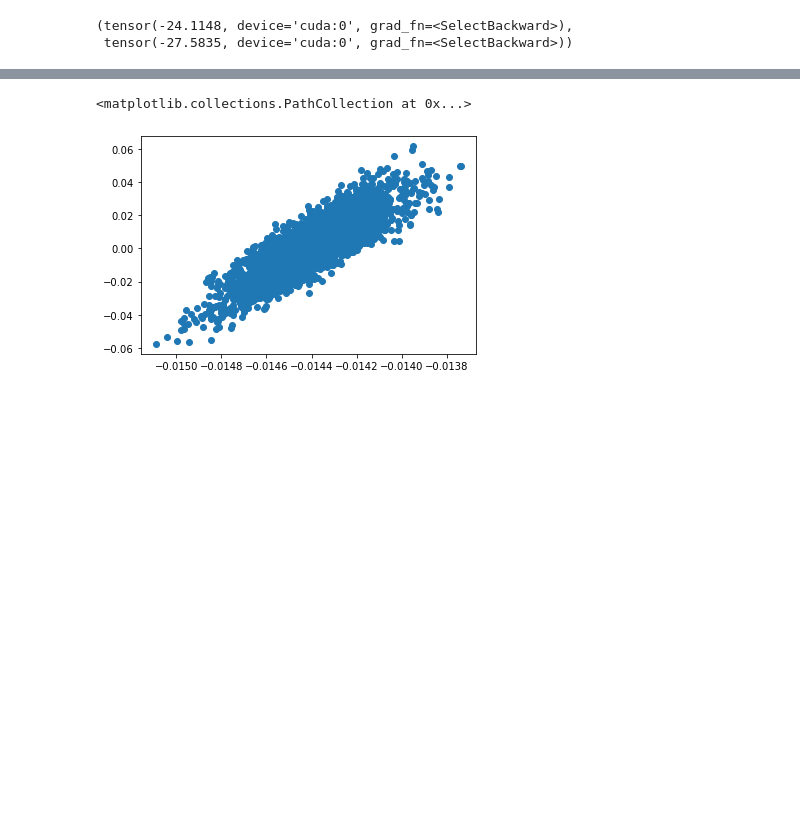
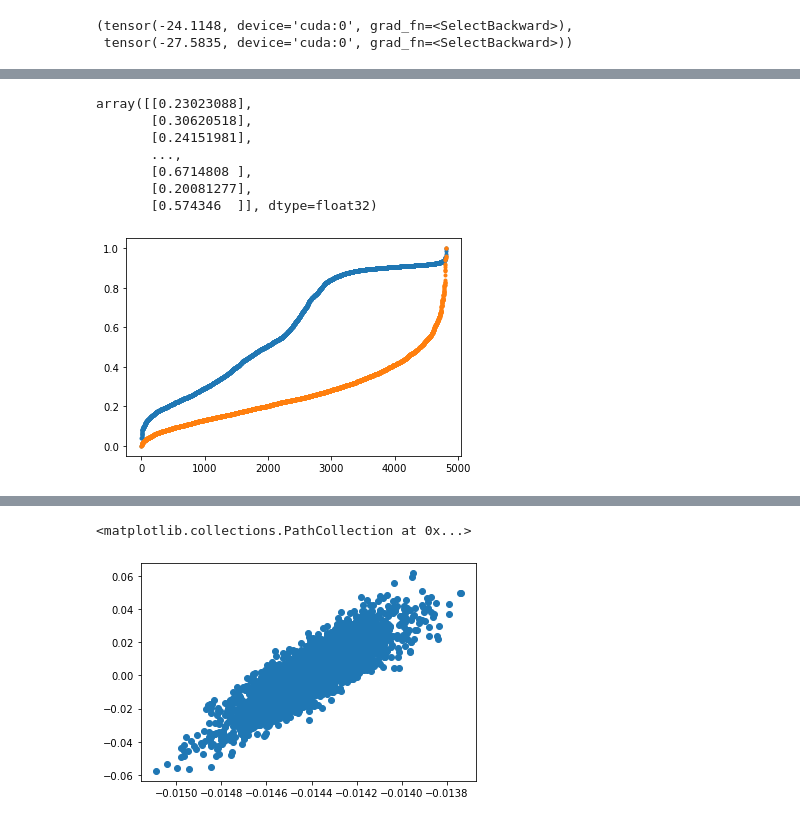
Before and after one commit to MikkelMathiasen23/Variational_proteins, a Jupyter notebook: exploratory notebook.ipynb, the cells around one changed output, grey strips where cells are left out. Drawn from its saved outputs; the diff is of its cells as text; code cells hidden in the pictures; blank space fills up the shorter version.

```diff
--- a/exploratory notebook.ipynb
+++ b/exploratory notebook.ipynb
@@ -132,0 +132,31 @@ HVAE- latentspace 3 [[ 1.        -0.1504727]
+# %%
+from sklearn import preprocessing
+
+x = mutants_df.value.values #returns a numpy array
+min_max_scaler = preprocessing.MinMaxScaler()
+x_scaled = min_max_scaler.fit_transform(x.reshape(-1,1))
+func_values = x_scaled
+
+_, _,_,_,_, mu, _ = vae(eval_batch)
+_,_,_,_,_,mu_w, _ = vae(dataloader.dataset[mask])
+
+for p in range(len(mu)):
+  mu_w_t = mu_w[p].cpu().data.numpy()
+  mu_w_t = mu_w_t - np.mean(mu_w_t, axis = 0)
+
+  mu_t = mu[p].cpu().data.numpy()
+  mu_t = mu_t - np.mean(mu_t, axis = 0)
+
+  u, s, vh = np.linalg.svd(mu_w_t)
+  mu_w_t = (np.diag(1/s) @ vh @ mu_w_t.T).T
+  u, s, vh = np.linalg.svd(mu_t)
+  mu_t = (np.diag(1/s) @ vh @ mu_t.T).T
+
+
+  dist = torch.diag(torch.cdist(torch.from_numpy(mu_w_t[0,:]).reshape(-1,mu_t.shape[1]).repeat(4807,1),
+                                torch.from_numpy(mu_t[1:,:]))).cpu().data.numpy()
+  dist = min_max_scaler.fit_transform(dist.reshape(-1,1))
+
+  print('HVAE- latentspace {}'.format(p+1),spearmanr(func_values,dist))
+
+print(np.min(func_values),np.max(func_values))
@@ -132,0 +168,13 @@ HVAE- latentspace 3 [[ 1.        -0.1504727]
+# %%
+plt.plot(np.sort(func_values, axis = 0),'.')
+plt.plot(np.sort(dist,axis = 0),'.')
+dist
+# %% [output]
+array([[0.23023088],
+       [0.30620518],
+       [0.24151981],
+       ...,
+       [0.6714808 ],
+       [0.20081277],
+       [0.574346  ]], dtype=float32)
+[figure, added]
```
Also changed, not shown: parts of 6 cells of this notebook, 6 other files.
